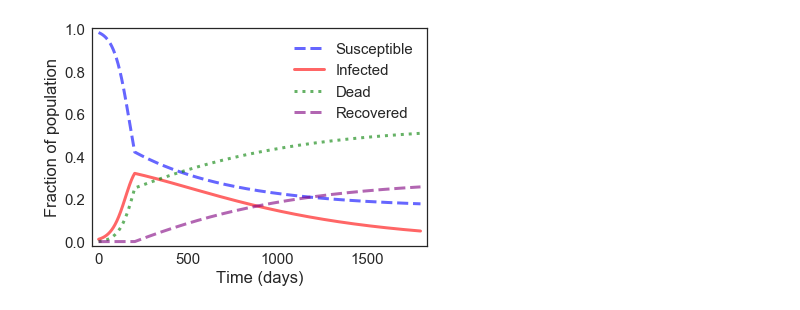
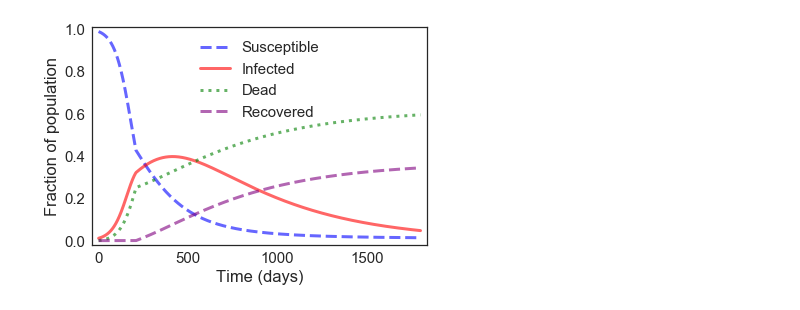
Before and after one commit to AnyaCakes/SIRModelProject, a Jupyter notebook: Project 2.ipynb, the cells around one changed output. Saved outputs shown, nothing was run; the diff lists cells and outputs as text; code cells hidden in the pictures.

Commit message:
Added rates for diseases

```diff
--- a/Project 2.ipynb
+++ b/Project 2.ipynb
@@ -8,18 +8,30 @@
 
 from modsim import *
 
-init = State(S=89, I=1, R=0, INC=.5, RE=0)
+init = State(S=89, IU=1, IS=0, R=0, RE=0) #IU = Infected unknown, IS = Infectious, RE = Recovered
 #convert values to percentages
 init /= sum(init)
-beta = 1/30
-gamma = 1/100
-recov=0
-def make_system(beta, gamma, recov):
+beta = 1/30 #Contact rate
+gamma = 1/100 #Death rate
+
+#"Death rates" for each disease
+gammaCold = 1/10
+gammaVari = 1/8.5
+gammaMeas = 1/8
+
+#Incubation periods turned into rates
+incCold = 1/1.5
+incVari = 1/15
+incMeas = 1/12
+
+recov=0 #Recovery rate
+
+def make_system(beta, gamma, inc, recov):
     '''
     beta is contact rate
     gamma is death rate
     '''
-    init = State(S=89, I=1, R=0, INC=.5, RE=0)
+    init = State(S=89, IU=0, IS=1, R=0, RE=0)
     init /= sum(init)
 
     t0 = 0
@@ -27,31 +39,38 @@ def make_system(beta, gamma, recov):
     t_end = 5*360
 
     return System(init=init, t0=t0, t_end=t_end,
-                  beta=beta, gamma=gamma, recov=recov)
+                  beta=beta, gamma=gamma, inc=inc, recov=recov)
 
 
-system = make_system(beta, gamma, recov)
+system = make_system(beta, gamma, incCold, recov)
 
 def update(state, system):
+    '''
+    s - susceptible
+    iU - infected, unknown
+    iS - infectious
+    r - dead
+    re - recovered
+    '''
+    s, iU, iS, r, re = state #s, i, r, inc, re = state
+    newlyInfected = system.beta * iS * s
+    newlyInfectious = iU*system.inc
+    dead = system.gamma * iS
+    recovered = system.recov * iS
 
-    s, i, r, inc, re = state
-    infected_unknown = system.beta * i * s
-    infected = infected_unknown*inc
-    dead = system.gamma * i
-    recovered = system.recov * i
-
-    s += -infected - infected_unknown
-    i += infected + infected_unknown - dead - recovered
+    s += -newlyInfected
+    iU += newlyInfected - newlyInfectious
+    iS += - dead - recovered + newlyInfectious
     r += dead
     re+= recovered
 
     #if more than x% of the population is dead, the government will intervene
     if(r>.25):
-        system.beta=1/300
-        system.gamma=1/1000
+        system.beta=1/100
+        system.gamma= 1/1000
         system.recov=1/1000
 
-    return State(S=s, I=i, R=r, INC = inc, RE = re)
+    return State(S=s, IU=iU, IS=iS, R=r, RE = re)
 
 
 state = update(init, system)
@@ -64,38 +83,38 @@ def run_simulation(system, update_func):
     system: System object
     update_func: function that updates state
     """
     S = TimeSeries()
-    I = TimeSeries()
+    IU = TimeSeries()
+    IS = TimeSeries()
     R = TimeSeries()
-    INC = TimeSeries()
     RE=TimeSeries()
 
     state = system.init
     t0 = system.t0
-    S[t0], I[t0], R[t0], INC[t0], RE[t0] = state
+    S[t0], IU[t0], IS[t0], R[t0], RE[t0] = state
 
     for t in linrange(system.t0, system.t_end):
         state = update_func(state, system)
-        S[t+1], I[t+1], R[t+1], INC[t+1], RE[t+1] = state
+        S[t+1], IU[t+1], IS[t+1], R[t+1], RE[t+1] = state
 
     system.S = S
-    system.I = I
+    system.IU = IU
+    system.IS = IS
     system.R = R
-    system.INC=INC
     system.RE=RE
 
 #plots the amount of susceptible, infected, dead, and recovered
 def plot_results(S, I, R, RE):
     plot(S, '--', color='blue', label='Susceptible')
     plot(I, '-', color='red', label='Infected')
     plot(R, ':', color='green', label='Dead')
     plot(RE, 'r--', color='purple', label='Recovered')
     decorate(xlabel='Time (days)',
              ylabel='Fraction of population')
 
 newfig()
 
 run_simulation(system, update)
-plot_results(system.S, system.I, system.R, system.RE)
+plot_results(system.S, (system.IS+system.IU), system.R, system.RE)
 # %% [output]
-[figure, old version]
+[figure, new version]
```
